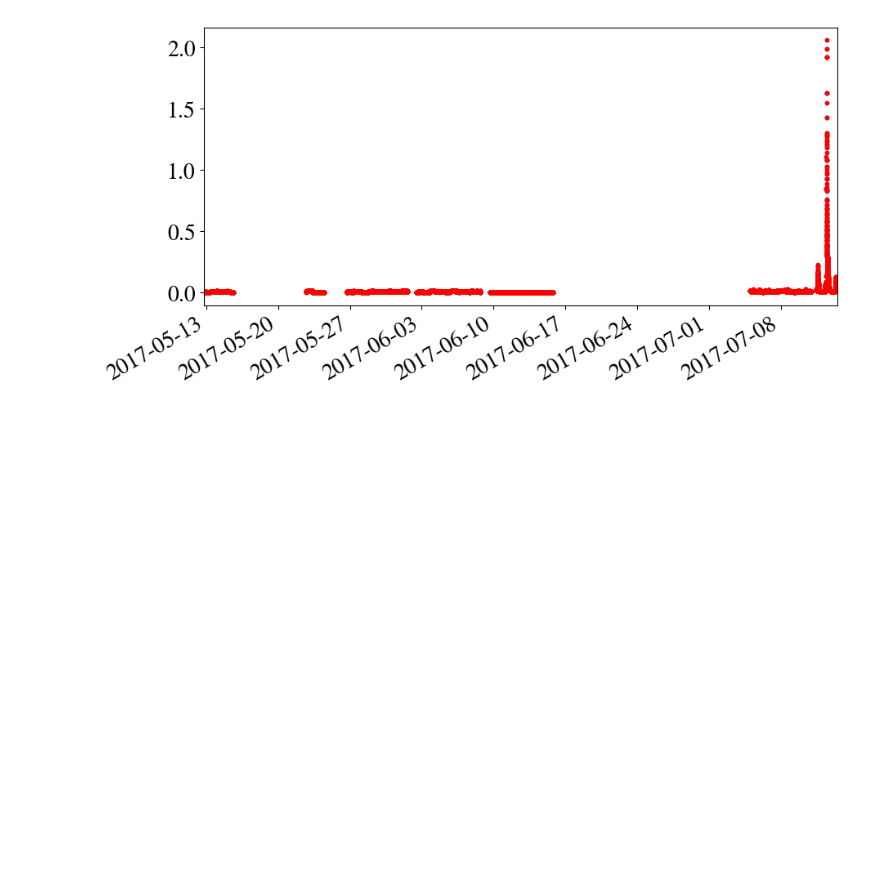
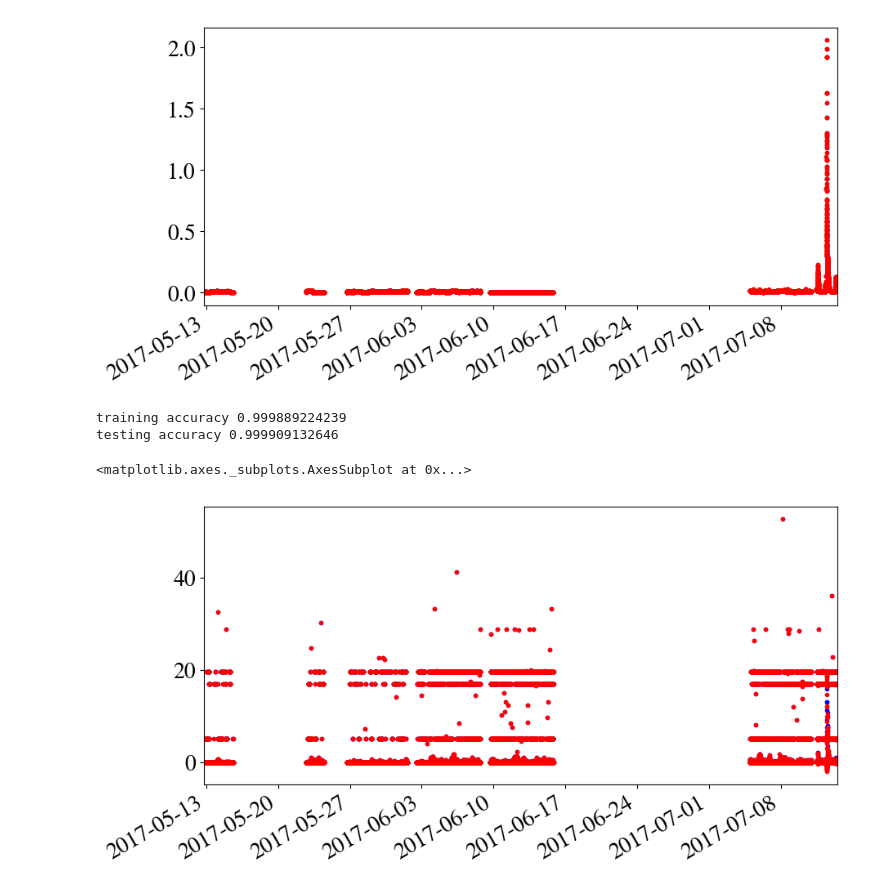
Before and after one commit to SKOMOBO/data_analysis, a Jupyter notebook: notebooks/neater_analysis.ipynb, the cells around one changed output. Drawn from its saved outputs; the diff is of its cells as text; code cells hidden in the pictures; blank space fills up the shorter version.

Commit message:
Linear regression is also incredibly accurate

```diff
--- a/notebooks/neater_analysis.ipynb
+++ b/notebooks/neater_analysis.ipynb
@@ -793,3 +793,19 @@ test["value_dustrack"].plot(style='.', c='r')
 # %% [output]
 <matplotlib.axes._subplots.AxesSubplot at 0x...>
 [figure]
+# %%
+cols = ["value", "diff1"]
+
+train, test = train_test_split(final_comparison[cols + ["deviation", "value_dustrack"]])
+
+model = LinearRegression().fit(train.value.values.reshape(-1,1), train.deviation.values.reshape(-1,1))
+print "training accuracy " + str(model.score(train.value.values.reshape(-1,1), train.deviation.values.reshape(-1,1)))
+print "testing accuracy " + str(model.score(test.value.values.reshape(-1,1),test.deviation.values.reshape(-1,1)))
+test["gradient_predict"] = model.predict(test.value.values.reshape(-1,1))
+test["gradient_predict"].plot(style='.', c='b')
+test["deviation"].plot(style='.', c='r')
+# %% [output]
+training accuracy 0.999889224239
+testing accuracy 0.999909132646
+<matplotlib.axes._subplots.AxesSubplot at 0x...>
+[figure, added]
```
Also changed, not shown: parts of 1 cell of this notebook.
